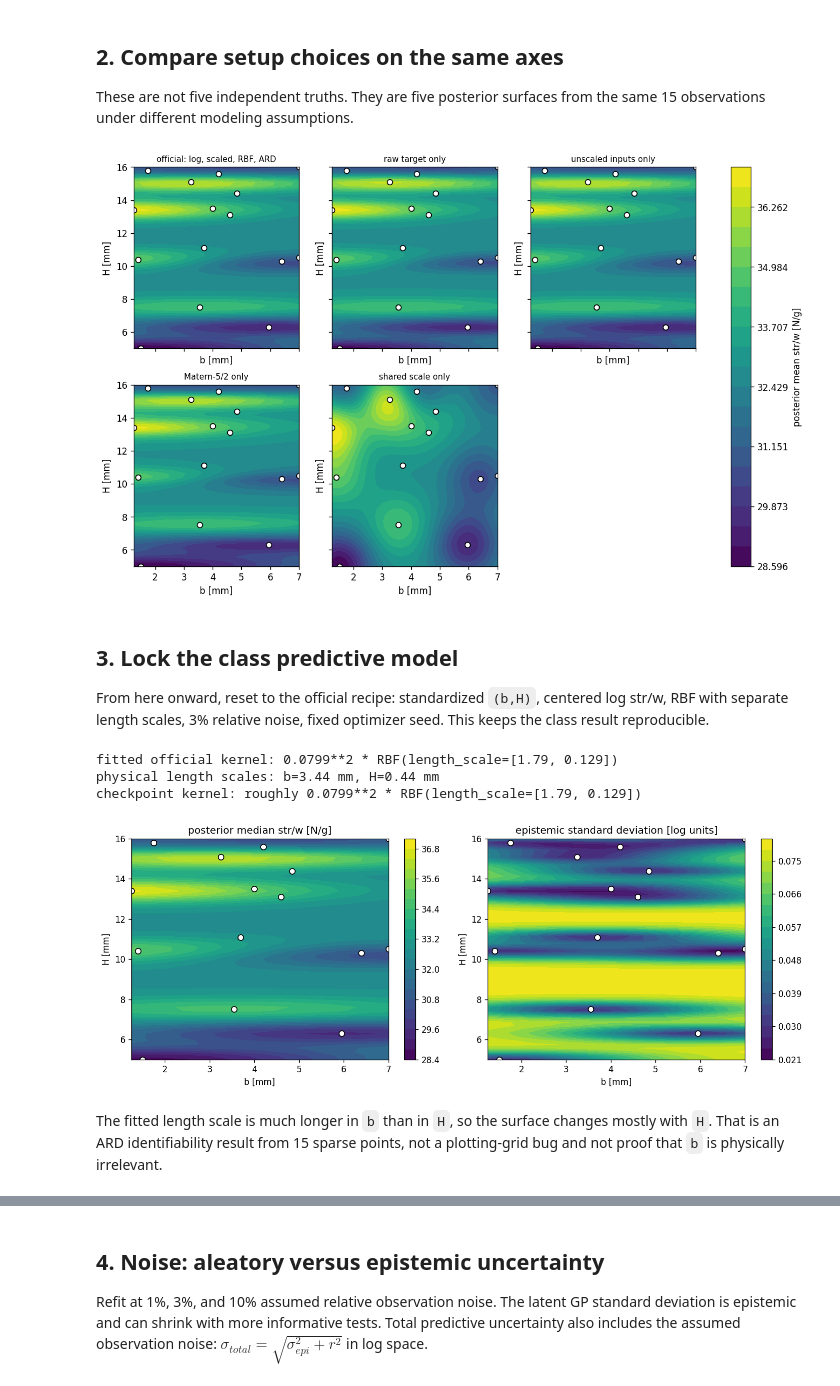
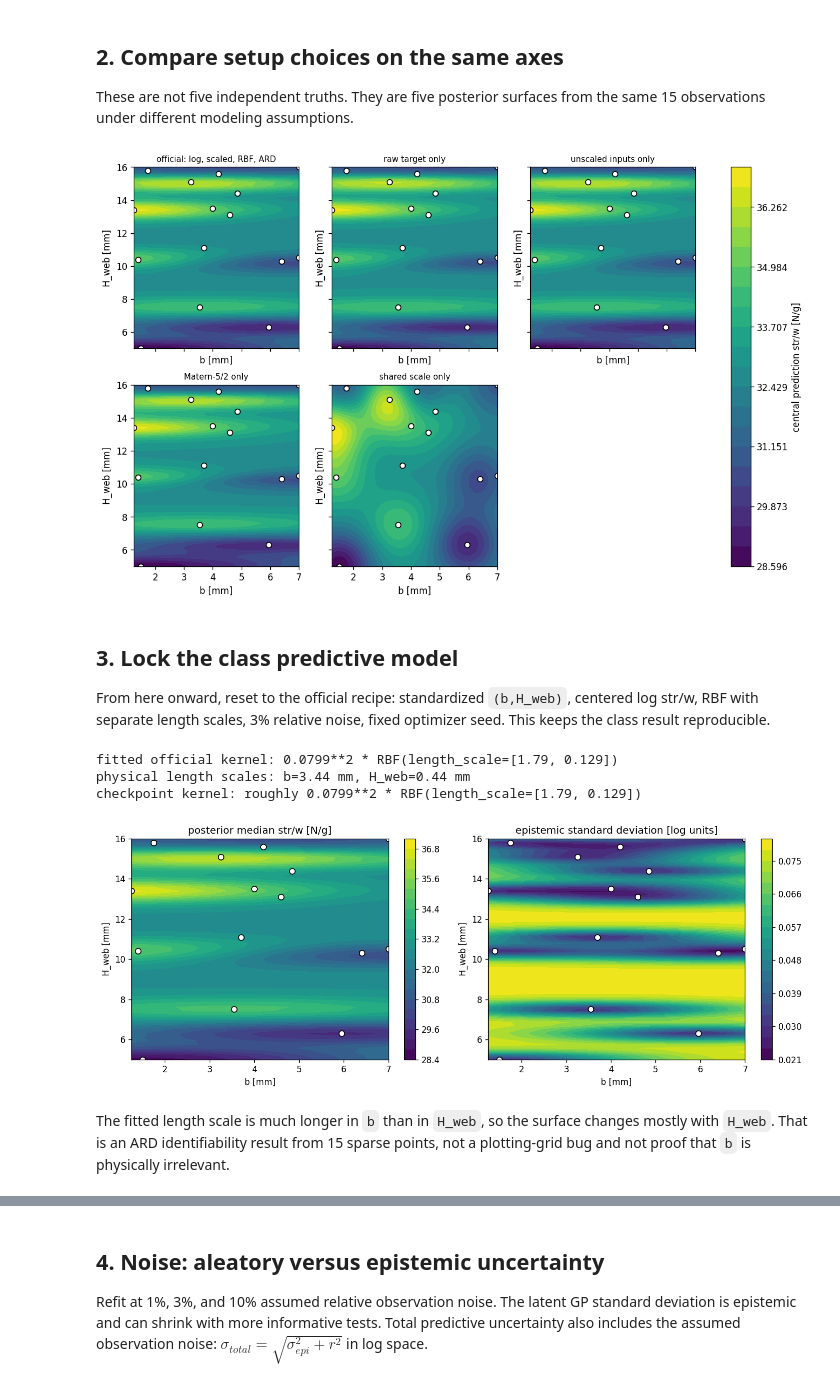
Before and after one commit to andrewvoss8-boop/core-me-data-science-activities-public, a Jupyter notebook: me323/Module1_drafts/ME323_Module1_Prelab2_ML_KEY.ipynb, the cells around one changed output, grey strips where cells are left out. Drawn from its saved outputs; the diff is of its cells as text; code cells hidden in the pictures.

```diff
--- a/me323/Module1_drafts/ME323_Module1_Prelab2_ML_KEY.ipynb
+++ b/me323/Module1_drafts/ME323_Module1_Prelab2_ML_KEY.ipynb
@@ -36,21 +37,28 @@ except Exception:
     df = pd.read_csv("student_beams_B10_L150.csv"); print("loaded local copy")
 df = df.rename(columns={"b_mm": "b", "H_web_mm": "H"})
 
-def mass_g(b, H):
+def estimated_mass_g(b, H):
     A = b * H + B * (TH - H)      # cross-section area, mm^2
     return KMASS * A              # grams
-df["mass_g"] = mass_g(df.b, df.H)
+df["mass_est_g"] = estimated_mass_g(df.b, df.H)
+df["mass_delta_g"] = df.weight_g - df.mass_est_g
+df["mass_delta_pct"] = 100*df.mass_delta_g/df.mass_est_g
 print(len(df), "tested beams")
 
 eq_beam = pd.DataFrame([dict(beam_id=15, b=1.25, H=13.4, strength_N=483.0,
-                             mass_g=mass_g(1.25, 13.4),
+                             weight_g=np.nan,
+                             mass_est_g=estimated_mass_g(1.25, 13.4),
                              failure_note="class equation beam")])
 df = pd.concat([df, eq_beam], ignore_index=True)
-df["str_to_weight"] = df.strength_N / df.mass_g
+df["str_to_weight"] = df.strength_N / df.mass_est_g
 initial_best = df.loc[df.beam_id <= 14, "str_to_weight"].max()
 assert 37.64 > initial_best
 print(f"{len(df)} beams; original best={initial_best:.2f} N/g; "
       f"equation beam=37.64 N/g, now ranked #1")
+pd.set_option("display.max_colwidth", None)
+print("\nObserved failure notes carried into the GP decision:")
+print(df.loc[df.beam_id <= 14, ["beam_id", "b", "H", "failure_note"]]
+      .to_string(index=False))
 # %% [output]
 loaded from GitHub
 14 tested beams
@@ -106,8 +133,8 @@ def predict_option(model, Xq):
     mu, sd = model["gp"].predict(
         (np.asarray(Xq)-model["fmu"])/model["fsd"], return_std=True)
     centered = mu + model["ymean"]
-    mean_sw = np.exp(centered) if model["target"] == "log" else centered
-    return mean_sw, sd
+    central_sw = np.exp(centered) if model["target"] == "log" else centered
+    return central_sw, sd
 
 def physical_length_scales(model):
     ls = np.atleast_1d(model["gp"].kernel_.k2.length_scale).astype(float)
@@ -150,22 +177,23 @@ the same 15 observations under different modeling assumptions.
 # %%
 option_means = [predict_option(model, Xg)[0].reshape(BB.shape)
                 for _, model in option_models]
 vmin = min(z.min() for z in option_means); vmax = max(z.max() for z in option_means)
 fig, axes = plt.subplots(2, 3, figsize=(14, 8), sharex=True, sharey=True)
 for ax, (name, _), Z in zip(axes.flat, option_models, option_means):
     cf = ax.contourf(BB, HH, Z, levels=np.linspace(vmin, vmax, 21),
                      vmin=vmin, vmax=vmax)
     ax.scatter(df.b, df.H, c="white", edgecolor="black", s=35)
-    ax.set_title(name, fontsize=9); ax.set_xlabel("b [mm]"); ax.set_ylabel("H [mm]")
+    ax.set_title(name, fontsize=9)
+    ax.set_xlabel("b [mm]"); ax.set_ylabel("H_web [mm]")
 axes.flat[-1].axis("off")
-fig.colorbar(cf, ax=axes.ravel().tolist(), label="posterior mean str/w [N/g]")
+fig.colorbar(cf, ax=axes.ravel().tolist(), label="central prediction str/w [N/g]")
 plt.show()
 # %% [output]
-[figure, old version]
+[figure, new version]
 # %% [markdown]
 ## 3. Lock the class predictive model
 
-From here onward, reset to the official recipe: standardized `(b,H)`, centered
+From here onward, reset to the official recipe: standardized `(b,H_web)`, centered
 log str/w, RBF with separate length scales, 3% relative noise, fixed optimizer
 seed. This keeps the class result reproducible.
 # %%
@@ -183,7 +211,7 @@ STD = std.reshape(BB.shape)
 ls_std = np.asarray(gp.kernel_.k2.length_scale, float)
 ls_mm = ls_std*fsd
 print("fitted official kernel:", gp.kernel_)
-print(f"physical length scales: b={ls_mm[0]:.2f} mm, H={ls_mm[1]:.2f} mm")
+print(f"physical length scales: b={ls_mm[0]:.2f} mm, H_web={ls_mm[1]:.2f} mm")
 print("checkpoint kernel: roughly 0.0799**2 * RBF(length_scale=[1.79, 0.129])")
 
 fig, ax = plt.subplots(1, 2, figsize=(12, 4.6))
@@ -191,14 +219,14 @@ for a, Z, title in [(ax[0], MU, "posterior median str/w [N/g]"),
                     (ax[1], STD, "epistemic standard deviation [log units]")]:
     cf = a.contourf(BB, HH, Z, levels=20); fig.colorbar(cf, ax=a)
     a.scatter(df.b, df.H, c="white", edgecolor="black", s=45)
-    a.set_xlabel("b [mm]"); a.set_ylabel("H [mm]"); a.set_title(title)
+    a.set_xlabel("b [mm]"); a.set_ylabel("H_web [mm]"); a.set_title(title)
 plt.tight_layout(); plt.show()
 # %% [output]
 fitted official kernel: 0.0799**2 * RBF(length_scale=[1.79, 0.129])
-physical length scales: b=3.44 mm, H=0.44 mm
+physical length scales: b=3.44 mm, H_web=0.44 mm
 checkpoint kernel: roughly 0.0799**2 * RBF(length_scale=[1.79, 0.129])
-[figure, old version]
+[figure, new version]
 # %% [markdown]
-The fitted length scale is much longer in `b` than in `H`, so the surface
-changes mostly with `H`. That is an ARD identifiability result from 15 sparse
+The fitted length scale is much longer in `b` than in `H_web`, so the surface
+changes mostly with `H_web`. That is an ARD identifiability result from 15 sparse
 points, not a plotting-grid bug and not proof that `b` is physically irrelevant.
```
Also changed, not shown: parts of 13 cells of this notebook, 41 other files.
